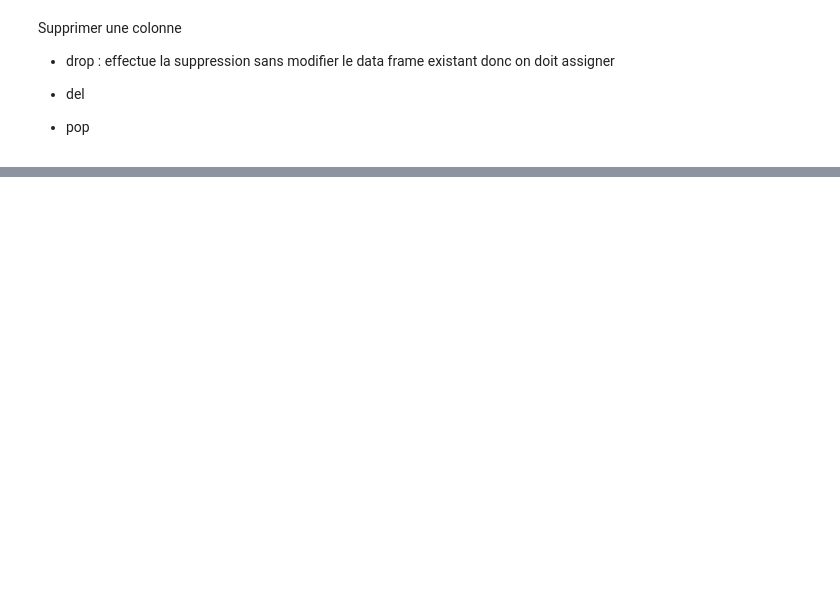
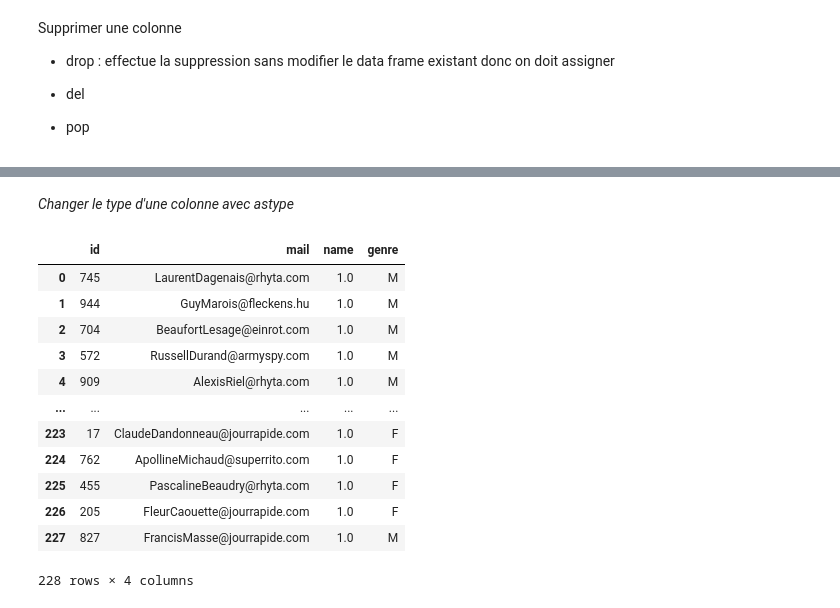
Before and after one commit to Harlequelrah/Learning_data_science, a Jupyter notebook: Learning_data_science/Créez_des_data_frames_avec_Pandas/index.ipynb, the cells around one changed output, grey strips where cells are left out. Cells and saved outputs as stored; diff of their text form; code cells hidden in the pictures; blank space fills up the shorter version.

Commit message:
Renommez une colonne
Changez le type d’une colonne

```diff
--- a/Learning_data_science/Créez_des_data_frames_avec_Pandas/index.ipynb
+++ b/Learning_data_science/Créez_des_data_frames_avec_Pandas/index.ipynb
@@ -358,0 +361,3 @@ dtype: object
+# %%
+data_json=data_json.rename(columns={'identifiant':'id'})
+data_json.head()
@@ -358,0 +373,3 @@ dtype: object
+# %%
+data_json.rename(columns={'nom':'name','email':'mail'},inplace=True)
+data_json.head()
@@ -358,0 +383,19 @@ dtype: object
+# %% [markdown]
+*Changer le type d'une colonne avec astype*
+# %%
+data_json['name']=data_json['name'].astype(float)
+data_json
+# %% [output]
+|  | id | mail | name | genre |
+| 0 | 745 | LaurentDagenais@rhyta.com | 1.0 | M |
+| 1 | 944 | GuyMarois@fleckens.hu | 1.0 | M |
+| 2 | 704 | BeaufortLesage@einrot.com | 1.0 | M |
+| 3 | 572 | RussellDurand@armyspy.com | 1.0 | M |
+| 4 | 909 | AlexisRiel@rhyta.com | 1.0 | M |
+| ... | ... | ... | ... | ... |
+| 223 | 17 | ClaudeDandonneau@jourrapide.com | 1.0 | F |
+| 224 | 762 | ApollineMichaud@superrito.com | 1.0 | F |
+| 225 | 455 | PascalineBeaudry@rhyta.com | 1.0 | F |
+| 226 | 205 | FleurCaouette@jourrapide.com | 1.0 | F |
+| 227 | 827 | FrancisMasse@jourrapide.com | 1.0 | M |
+228 rows × 4 columns
```
Also changed, not shown: parts of 9 cells of this notebook.
